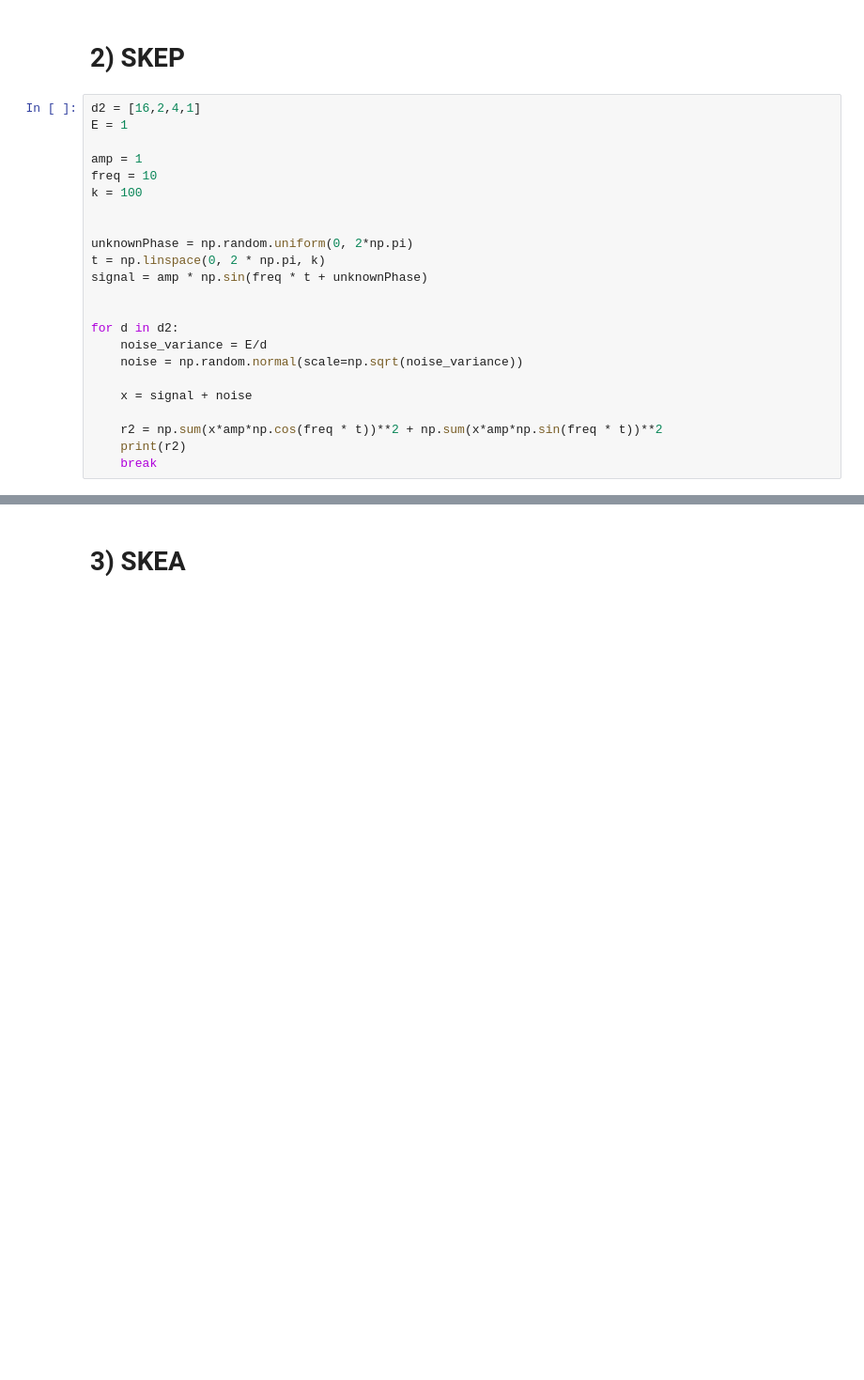
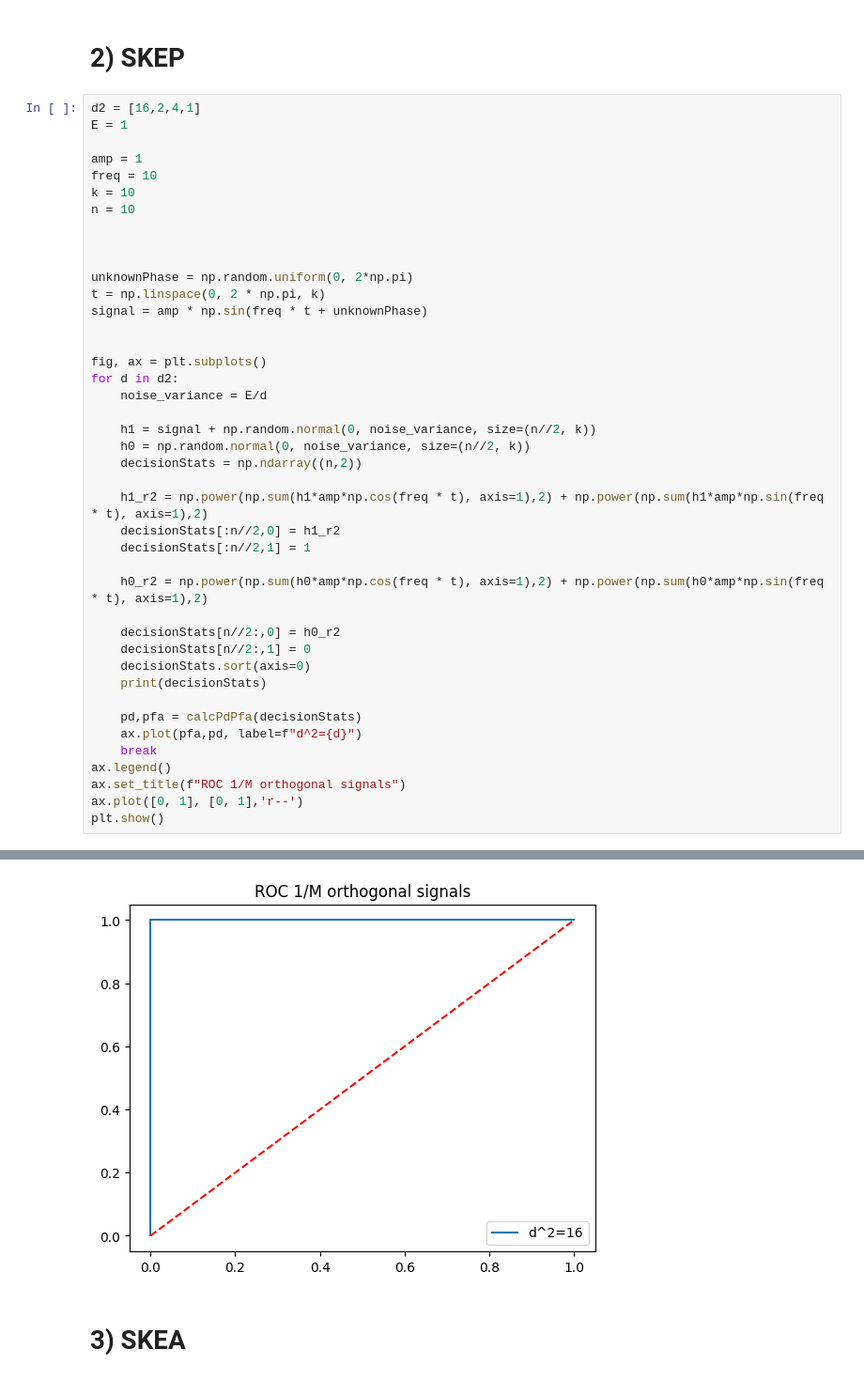
Before and after one commit to albertlyuan/ece-585, a Jupyter notebook: hw2.ipynb, the cells around one changed output, grey strips where cells are left out. Shown: that part at 94% size. Drawn from its saved outputs; the diff is of its cells as text; blank space fills up the shorter version.

```diff
--- a/hw2.ipynb
+++ b/hw2.ipynb
@@ -116,7 +116,9 @@ E = 1
 
 amp = 1
 freq = 10
-k = 100
+k = 10
+n = 10
+
 
 
 unknownPhase = np.random.uniform(0, 2*np.pi)
@@ -124,13 +126,30 @@ t = np.linspace(0, 2 * np.pi, k)
 signal = amp * np.sin(freq * t + unknownPhase)
 
 
+fig, ax = plt.subplots()
 for d in d2:
     noise_variance = E/d
-    noise = np.random.normal(scale=np.sqrt(noise_variance))
 
-    x = signal + noise
+    h1 = signal + np.random.normal(0, noise_variance, size=(n//2, k))
+    h0 = np.random.normal(0, noise_variance, size=(n//2, k))
+    decisionStats = np.ndarray((n,2))
 
-    r2 = np.sum(x*amp*np.cos(freq * t))**2 + np.sum(x*amp*np.sin(freq * t))**2
-    print(r2)
+    h1_r2 = np.power(np.sum(h1*amp*np.cos(freq * t), axis=1),2) + np.power(np.sum(h1*amp*np.sin(freq * t), axis=1),2)
+    decisionStats[:n//2,0] = h1_r2
+    decisionStats[:n//2,1] = 1
+
+    h0_r2 = np.power(np.sum(h0*amp*np.cos(freq * t), axis=1),2) + np.power(np.sum(h0*amp*np.sin(freq * t), axis=1),2)
+
+    decisionStats[n//2:,0] = h0_r2
+    decisionStats[n//2:,1] = 0
+    decisionStats.sort(axis=0)
+    print(decisionStats)
+
+    pd,pfa = calcPdPfa(decisionStats)
+    ax.plot(pfa,pd, label=f"d^2={d}")
     break
+ax.legend()
+ax.set_title(f"ROC 1/M orthogonal signals")
+ax.plot([0, 1], [0, 1],'r--')
+plt.show()
 # %% [output]
@@ -138,2 +166,3 @@ for d in d2:
+[figure, added]
 # %% [markdown]
 # 3) SKEA
```
Also changed, not shown: parts of 1 cell of this notebook.
